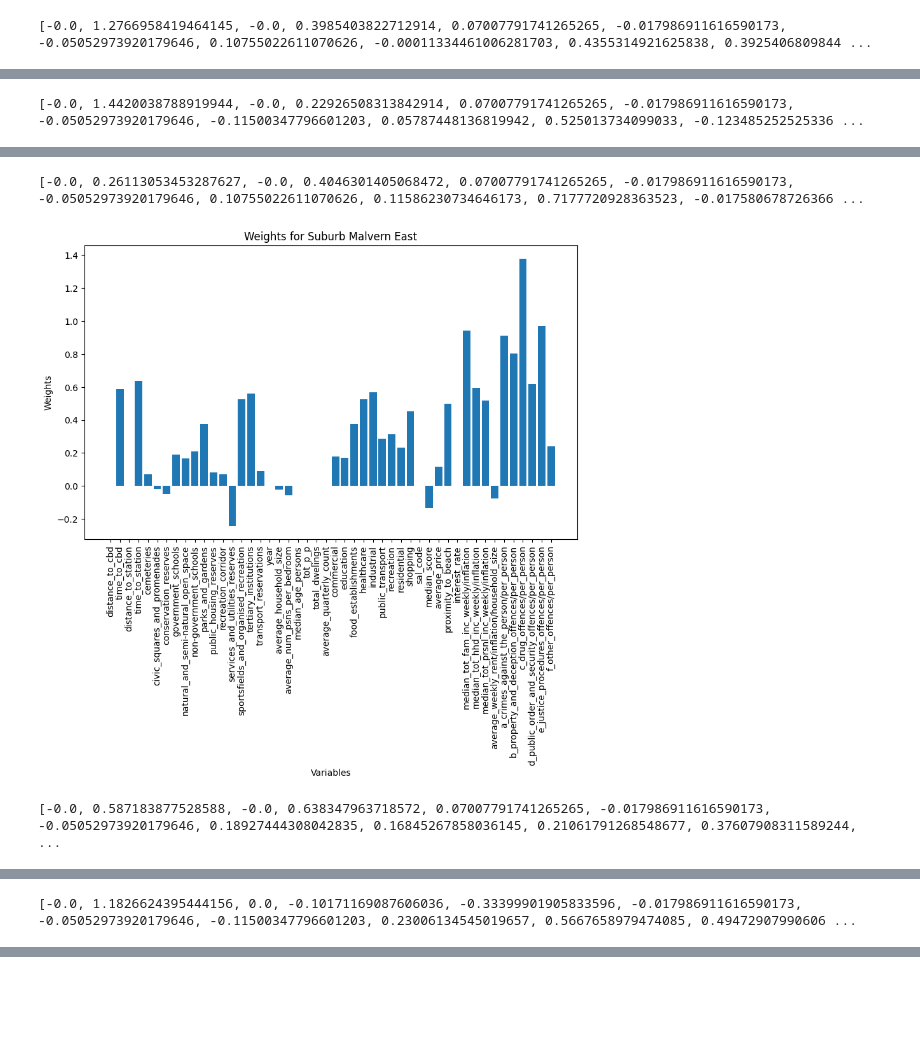
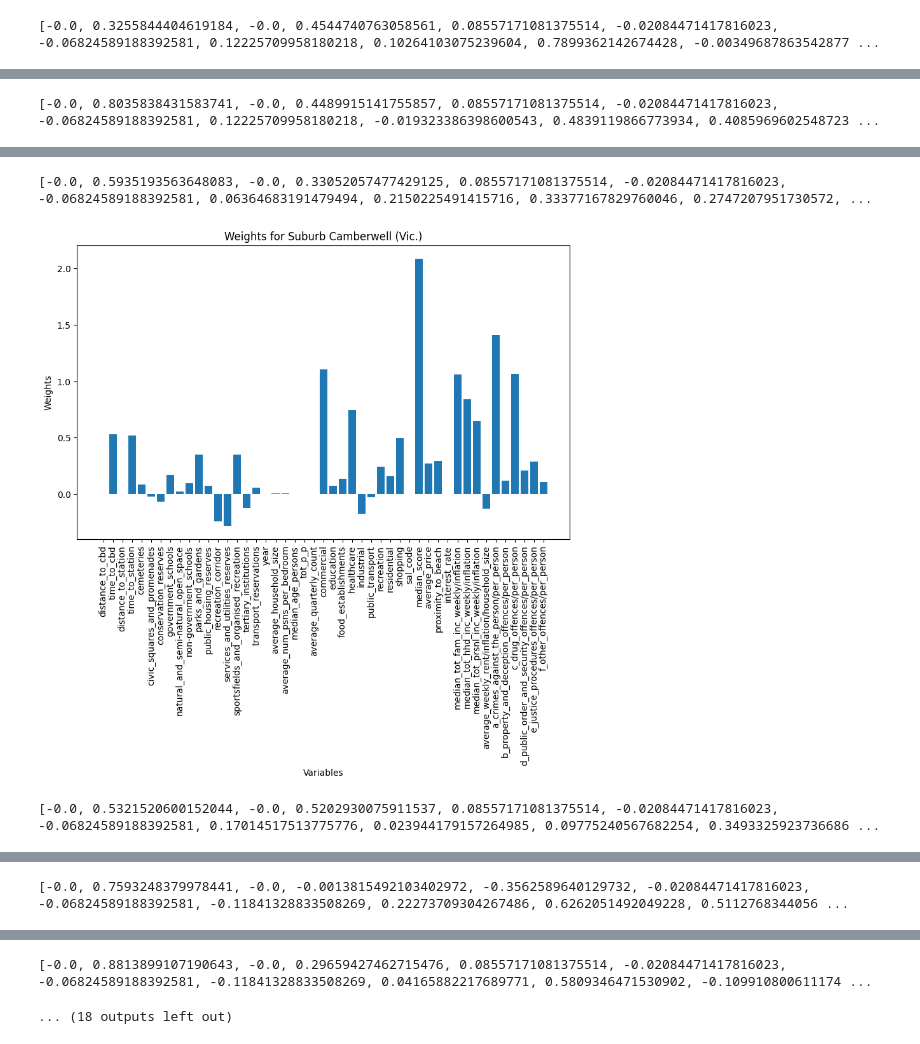
Before and after one commit to MAST30034-AppliedDataScience/project-2-group-real-estate-industry-project-8, a Jupyter notebook: models/liveability.ipynb, the cells around one changed output, grey strips where cells are left out. Cells and saved outputs as stored; diff of their text form; code cells hidden in the pictures; blank space fills up the shorter version.

```diff
--- a/models/liveability.ipynb
+++ b/models/liveability.ipynb
@@ -41,7 +41,7 @@ variables = [
     'parks_and_gardens', 'public_housing_reserves', 'recreation_corridor',
     'services_and_utilities_reserves', 'sportsfields_and_organised_recreation',
     'tertiary_institutions', 'transport_reservations', 'year', 'average_household_size',
-    'average_num_psns_per_bedroom', 'median_age_persons', 'tot_p_p', 'total_dwelings',
+    'average_num_psns_per_bedroom', 'median_age_persons', 'tot_p_p',
     'average_quarterly_count', 'commercial', 'education', 'food_establishments',
     'healthcare', 'industrial', 'public_transport', 'recreation', 'residential',
     'shopping', 'sal_code', 'median_score', 'average_price', 'proximity_to_beach',
@@ -56,7 +56,7 @@ variables = [
 # Hypothetical liveability coefficients
 coefficients = [
     0,  # distance_to_cbd
-    -1,  # time_to_cbd
+    -0.6,  # time_to_cbd
     0,  # distance_to_station
     -0.5,  # time_to_station
     -0.2,  # cemeteries
@@ -77,19 +77,18 @@ coefficients = [
     -0.1,  # average_num_psns_per_bedroom
     0.0,   # median_age_persons
     0.0,   # tot_p_p
-    0.0,   # total_dwelings
     0.0,   # average_quarterly_count
-    0.1,   # commercial
-    0.2,   # education
-    0.3,   # food_establishments
+    0.5,   # commercial
+    0.1,   # education
+    0.1,   # food_establishments
     0.4,   # healthcare
-    -0.8,  # industrial
+    -1.5,  # industrial
     0.1,   # public_transport
     0.3,   # recreation
     0.2,   # residential
     0.3,   # shopping
     0.0,   # sal_code
-    1.3,   # median_score
+    0.9,   # median_score
     0.3,   # average_price
     -0.8,   # proximity_to_beach
     0,     # interest_rate
@@ -97,12 +96,12 @@ coefficients = [
     0.7,   # median_tot_hhd_inc_weekly/inflation
     0.7,   # median_tot_prsnl_inc_weekly/inflation
     -0.2,  # average_weekly_rent/inflation/household_size
-    -1.2,  # a_crimes_against_the_person/per_person
+    -2,  # a_crimes_against_the_person/per_person
     -1,  # b_property_and_deception_offences/per_person
-    -2.5,  # c_drug_offences/per_person
-    -1.5,  # d_public_order_and_security_offences/per_person
-    -1.3,  # e_justice_procedures_offences/per_person
-    -0.9   # f_other_offences/per_person
+    -1.8,  # c_drug_offences/per_person
+    -0.6,  # d_public_order_and_security_offences/per_person
+    -0.7,  # e_justice_procedures_offences/per_person
+    -0.6   # f_other_offences/per_person
 ]
 
 df_weights = pd.DataFrame({
@@ -246,7 +284,7 @@ Name: SAL_NAME21, dtype: object
 import matplotlib.pyplot as plt
 
 # Get the weights for the top ten suburbs
-for index, row in list(top_ten.iterrows())[:5]:
+for index, row in list(top_ten.iterrows())[:15]:
     sal_code = row['SAL_NAME21']
 
     # Get the weights for the suburb
@@ -271 +309 @@ for index, row in list(top_ten.iterrows())[:5]:
-[-0.0, 1.2766958419464145, -0.0, 0.3985403822712914, 0.07007791741265265, -0.017986911616590173, -0.05052973920179646, 0.10755022611070626, -0.00011334461006281703, 0.4355314921625838, 0.3925406809844 ...
+[-0.0, 0.3255844404619184, -0.0, 0.4544740763058561, 0.08557171081375514, -0.02084471417816023, -0.06824589188392581, 0.12225709958180218, 0.10264103075239604, 0.7899362142674428, -0.00349687863542877 ...
@@ -273 +311 @@ for index, row in list(top_ten.iterrows())[:5]:
-[-0.0, 1.4420038788919944, -0.0, 0.22926508313842914, 0.07007791741265265, -0.017986911616590173, -0.05052973920179646, -0.11500347796601203, 0.05787448136819942, 0.525013734099033, -0.123485252525336 ...
+[-0.0, 0.8035838431583741, -0.0, 0.4489915141755857, 0.08557171081375514, -0.02084471417816023, -0.06824589188392581, 0.12225709958180218, -0.019323386398600543, 0.4839119866773934, 0.4085969602548723 ...
@@ -275,3 +313,3 @@ for index, row in list(top_ten.iterrows())[:5]:
-[-0.0, 0.26113053453287627, -0.0, 0.4046301405068472, 0.07007791741265265, -0.017986911616590173, -0.05052973920179646, 0.10755022611070626, 0.11586230734646173, 0.7177720928363523, -0.017580678726366 ...
+[-0.0, 0.5935193563648083, -0.0, 0.33052057477429125, 0.08557171081375514, -0.02084471417816023, -0.06824589188392581, 0.06364683191479494, 0.2150225491415716, 0.33377167829760046, 0.2747207951730572, ...
-[figure, old version]
+[figure, new version]
-[-0.0, 0.587183877528588, -0.0, 0.638347963718572, 0.07007791741265265, -0.017986911616590173, -0.05052973920179646, 0.18927444308042835, 0.16845267858036145, 0.21061791268548677, 0.37607908311589244, ...
+[-0.0, 0.5321520600152044, -0.0, 0.5202930075911537, 0.08557171081375514, -0.02084471417816023, -0.06824589188392581, 0.17014517513775776, 0.023944179157264985, 0.09775240567682254, 0.3493325923736686 ...
@@ -279 +317 @@ for index, row in list(top_ten.iterrows())[:5]:
-[-0.0, 1.1826624395444156, 0.0, -0.10171169087606036, -0.33399901905833596, -0.017986911616590173, -0.05052973920179646, -0.11500347796601203, 0.23006134545019657, 0.5667658979474085, 0.49472907990606 ...
+[-0.0, 0.7593248379978441, -0.0, -0.0013815492103402972, -0.3562589640129732, -0.02084471417816023, -0.06824589188392581, -0.11841328833508269, 0.22273709304267486, 0.6262051492049228, 0.5112768344056 ...
@@ -279,0 +319,2 @@ for index, row in list(top_ten.iterrows())[:5]:
+[-0.0, 0.8813899107190643, -0.0, 0.29659427462715476, 0.08557171081375514, -0.02084471417816023, -0.06824589188392581, -0.11841328833508269, 0.04165882217689771, 0.5809346471530902, -0.109910800611174 ...
+... (18 outputs left out)
```
Also changed, not shown: parts of 14 cells of this notebook, 9 other files.
